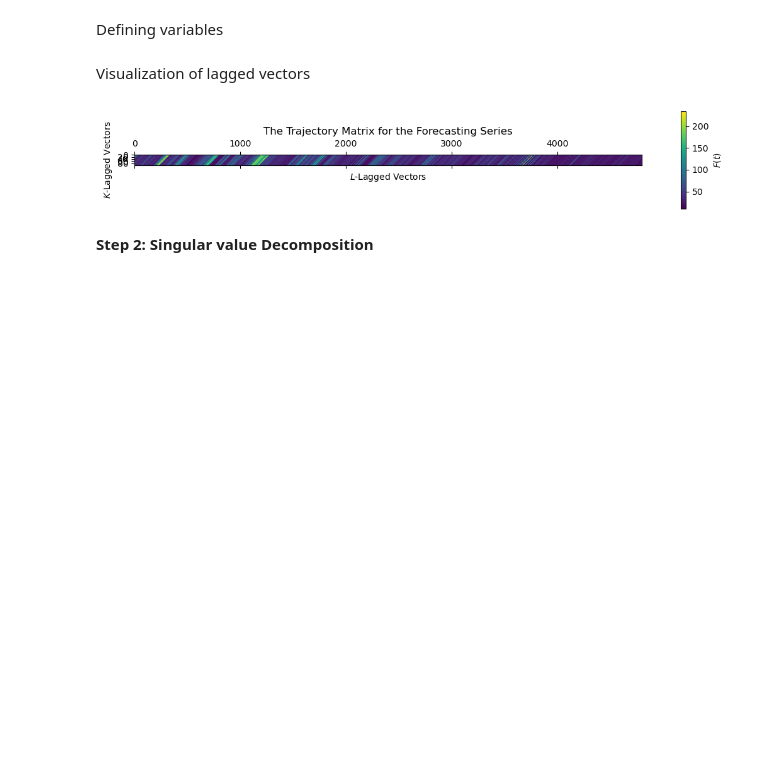
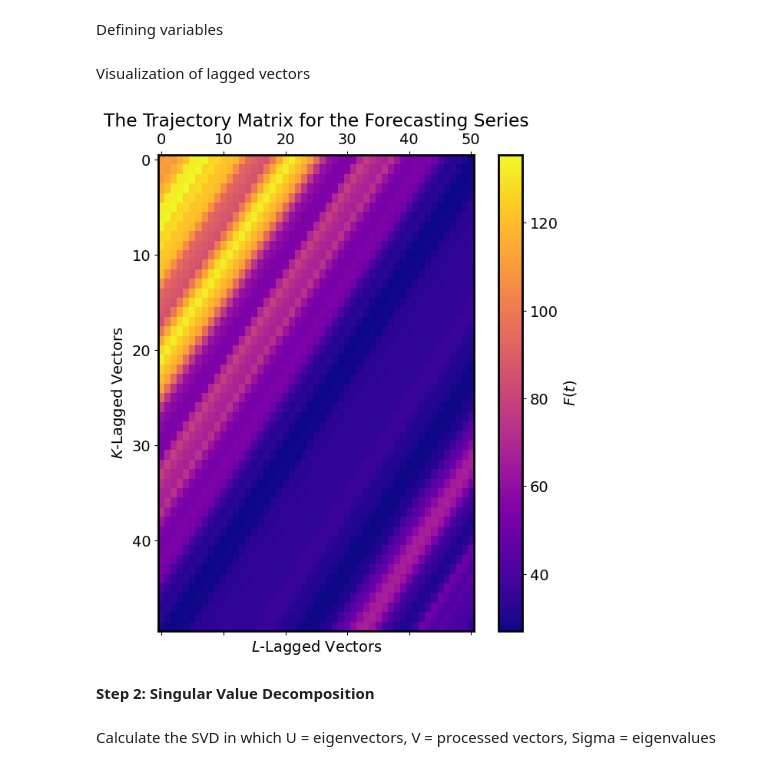
Before and after one commit to Baozzz04/UH_SSA_Forecasting, a Jupyter notebook: main.ipynb, the cells around one changed output. Cells and saved outputs as stored; diff of their text form; code cells hidden in the pictures; blank space fills up the shorter version.

```diff
--- a/main.ipynb
+++ b/main.ipynb
@@ -8,8 +19,22 @@ import matplotlib.pyplot as plt
+# %%
+plt.rcParams['figure.figsize'] = (10,8)
+plt.rcParams['font.size'] = 14
+plt.rcParams['image.cmap'] = 'plasma'
+plt.rcParams['axes.linewidth'] = 2
+
+from cycler import cycler
+cols = plt.get_cmap('tab10').colors
+plt.rcParams['axes.prop_cycle'] = cycler(color=cols)
 # %% [markdown]
 Loading dataset
 # %%
-with open("dataset.txt", "r") as file_solieu:
-    data = np.loadtxt(file_solieu, dtype={'names': ('col1', 'col2'), 'formats': ('int', 'float')}, unpack=True)
+def loadDataset(str):
+    with open(str, "r") as file_solieu:
+        data = np.loadtxt(file_solieu, dtype={'names': ('col1', 'col2'), 'formats': ('int', 'float')}, unpack=True)
+
+    return data
+# %%
+data = loadDataset("dataset.txt")
 # %% [markdown]
 **Step 1: Decomposition**
 # %% [markdown]
@@ -19,8 +44,8 @@ Fi = data[1][1:]
 # %% [markdown]
 Defining variables
 # %%
-N = 4900 # Number of signals to analyse
-L = 100 # 2 < L < N - 1
+N = 100 # Number of signals to analyse
+L = 50 # 2 < L < N - 1
 K = N - L + 1
 X = np.zeros((L, K)) # init X = (L, K)
 # %%
@@ -30,14 +55,14 @@ for i in range(L): # Rows
 # %% [markdown]
 Visualization of lagged vectors
 # %%
-ax = plt.matshow(X)
+ax = plt.matshow(X, aspect='auto') # Plotting the X matrix
 plt.xlabel("$L$-Lagged Vectors")
 plt.ylabel("$K$-Lagged Vectors")
 plt.colorbar(ax.colorbar, fraction=0.3)
 ax.colorbar.set_label("$F(t)$")
 plt.title("The Trajectory Matrix for the Forecasting Series")
 plt.show()
 # %% [output]
-[figure, old version]
+[figure, new version]
 # %% [markdown]
-**Step 2: Singular value Decomposition**
+**Step 2: Singular Value Decomposition**
@@ -54,0 +69,2 @@ UiDecreasing = eigenvectorsS[:, ind] # Vector rieng cua tung gia tri rieng duoc
+# %% [markdown]
+Calculate the SVD in which U = eigenvectors, V = processed vectors, Sigma = eigenvalues
```
Also changed, not shown: parts of 26 cells of this notebook.
